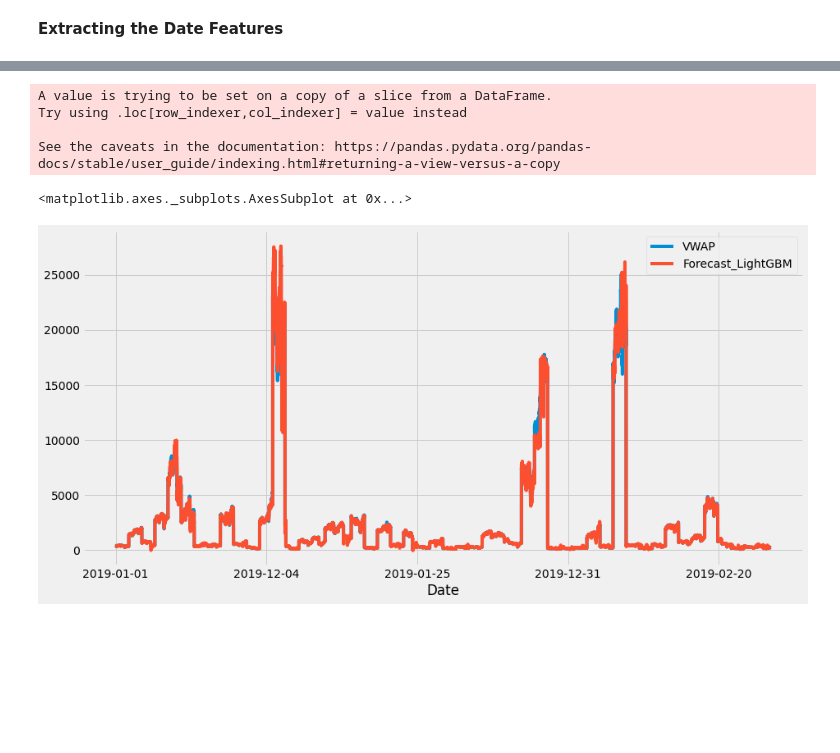
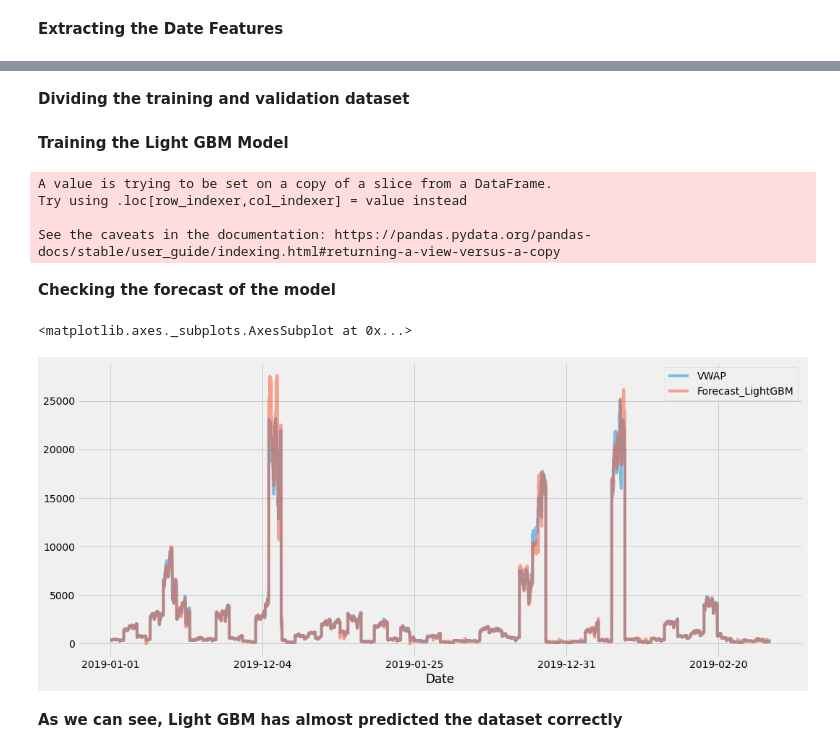
Before and after one commit to Shreya549/Stonks, a Jupyter notebook: Prediction.ipynb, the cells around one changed output, grey strips where cells are left out. Saved outputs shown, nothing was run; the diff lists cells and outputs as text; code cells hidden in the pictures; blank space fills up the shorter version.

```diff
--- a/Prediction.ipynb
+++ b/Prediction.ipynb
@@ -109,6 +109,8 @@ Series.dt.weekofyear and Series.dt.week have been deprecated.  Please use Series
 | 2007-11-29 | 2007-11-29 | MUNDRAPORT | EQ | 893.90 | 909.00 | 914.75 | 841.0 | 887.0 | 884.20 | 888.09 | 5124121 | ... |
 | 2007-11-30 | 2007-11-30 | MUNDRAPORT | EQ | 884.20 | 890.00 | 958.00 | 890.0 | 929.0 | 921.55 | 929.17 | 4609762 | ... |
 | 2007-12-03 | 2007-12-03 | MUNDRAPORT | EQ | 921.55 | 939.75 | 995.00 | 922.0 | 980.0 | 969.30 | 965.65 | 2977470 | ... |
+# %% [markdown]
+**Dividing the training and validation dataset**
 # %%
 df_train = df[df.Date < "2019"]
 df_valid = df[df.Date >= "2019"]
@@ -123,6 +125,8 @@ exogenous_features = ["High_mean_lag3", "High_std_lag3", "Low_mean_lag3", "Low_s
                       "Volume_mean_lag30", "Volume_std_lag30", "Turnover_mean_lag30",
                       "Turnover_std_lag30", "Trades_mean_lag30", "Trades_std_lag30",
                       "month", "week", "day", "day_of_week"]
+# %% [markdown]
+**Training the Light GBM Model**
 # %%
 params = {"objective": "regression"}
 
@@ -138,11 +142,15 @@ A value is trying to be set on a copy of a slice from a DataFrame.
 Try using .loc[row_indexer,col_indexer] = value instead
 
 See the caveats in the documentation: https://pandas.pydata.org/pandas-docs/stable/user_guide/indexing.html#returning-a-view-versus-a-copy
+# %% [markdown]
+**Checking the forecast of the model**
 # %%
-df_valid[["VWAP", "Forecast_LightGBM"]].plot(figsize=(14, 7))
+df_valid[["VWAP", "Forecast_LightGBM"]].plot(figsize=(16, 7), alpha = 0.5)
 # %% [output]
 <matplotlib.axes._subplots.AxesSubplot at 0x...>
-[figure, old version]
+[figure, new version]
+# %% [markdown]
+**As we can see, Light GBM has almost predicted the dataset correctly**
 # %%
 import pickle
 # %%
```
